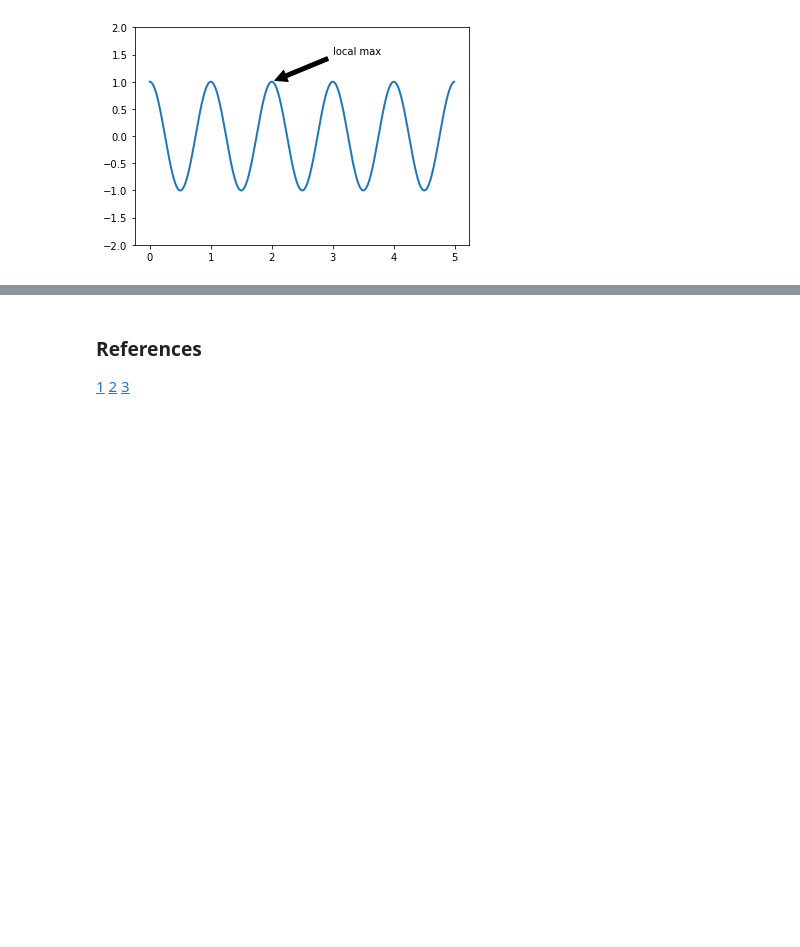
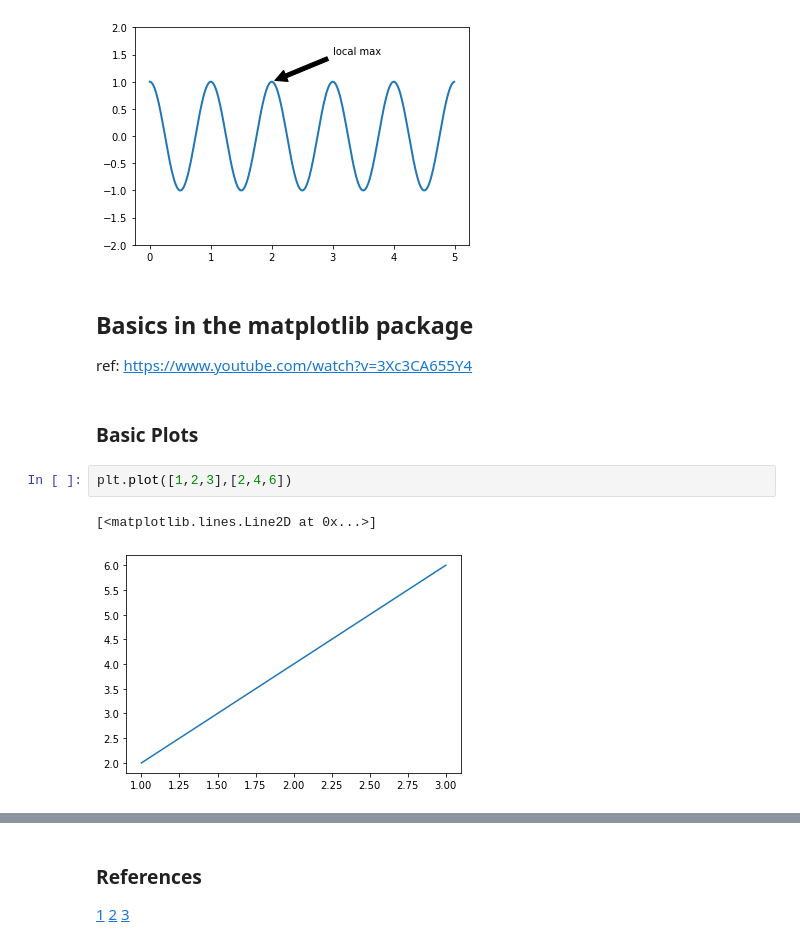
Before and after one commit to katel85/FundamentalsDA, a Jupyter notebook: pyplot.ipynb, the cells around one changed output, grey strips where cells are left out. Drawn from its saved outputs; the diff is of its cells as text; blank space fills up the shorter version.

Commit message:
plots

```diff
--- a/pyplot.ipynb
+++ b/pyplot.ipynb
@@ -99,3 +99,14 @@ plt.ylim(-2, 2)
 plt.show()
 # %% [output]
 [figure]
+# %% [markdown]
+## Basics in the matplotlib package
+
+ref: https://www.youtube.com/watch?v=3Xc3CA655Y4
+# %% [markdown]
+### Basic Plots
+# %%
+plt.plot([1,2,3],[2,4,6])
+# %% [output]
+[<matplotlib.lines.Line2D at 0x...>]
+[figure, added]
```
Also changed, not shown: parts of 17 cells of this notebook, 3 other files.
